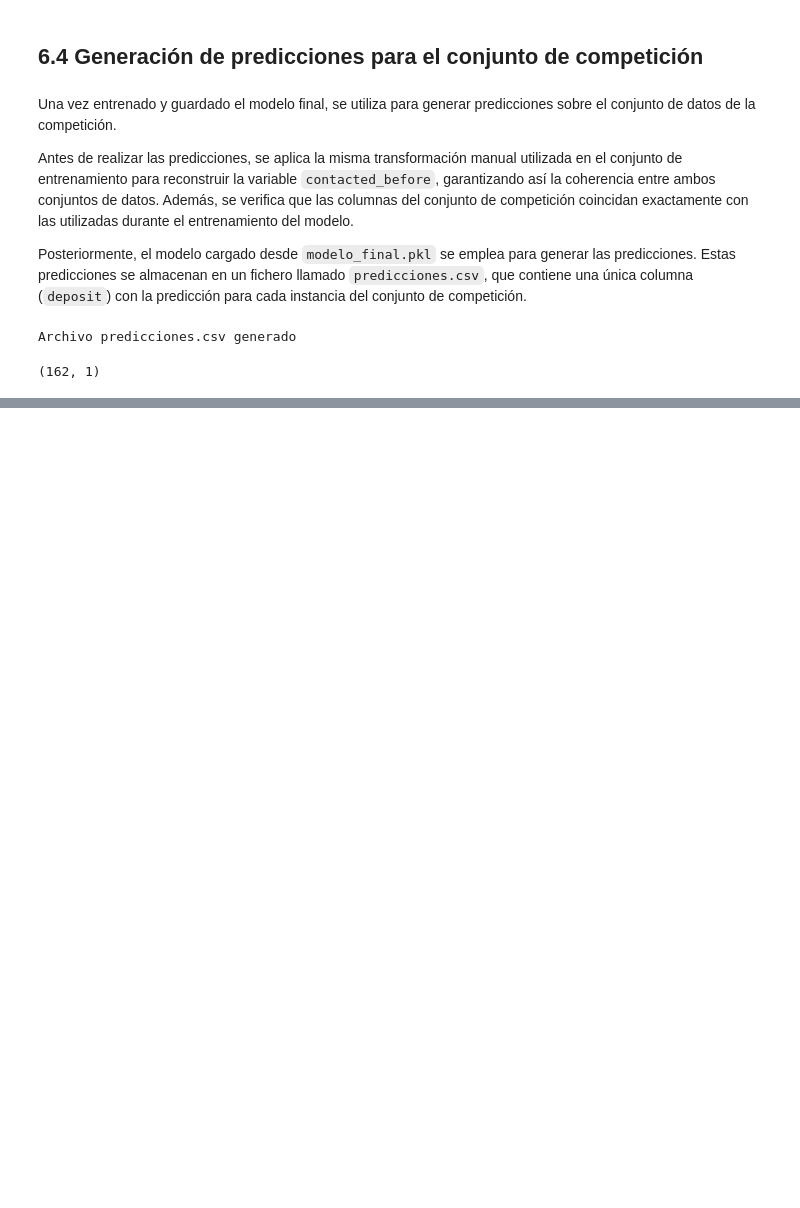
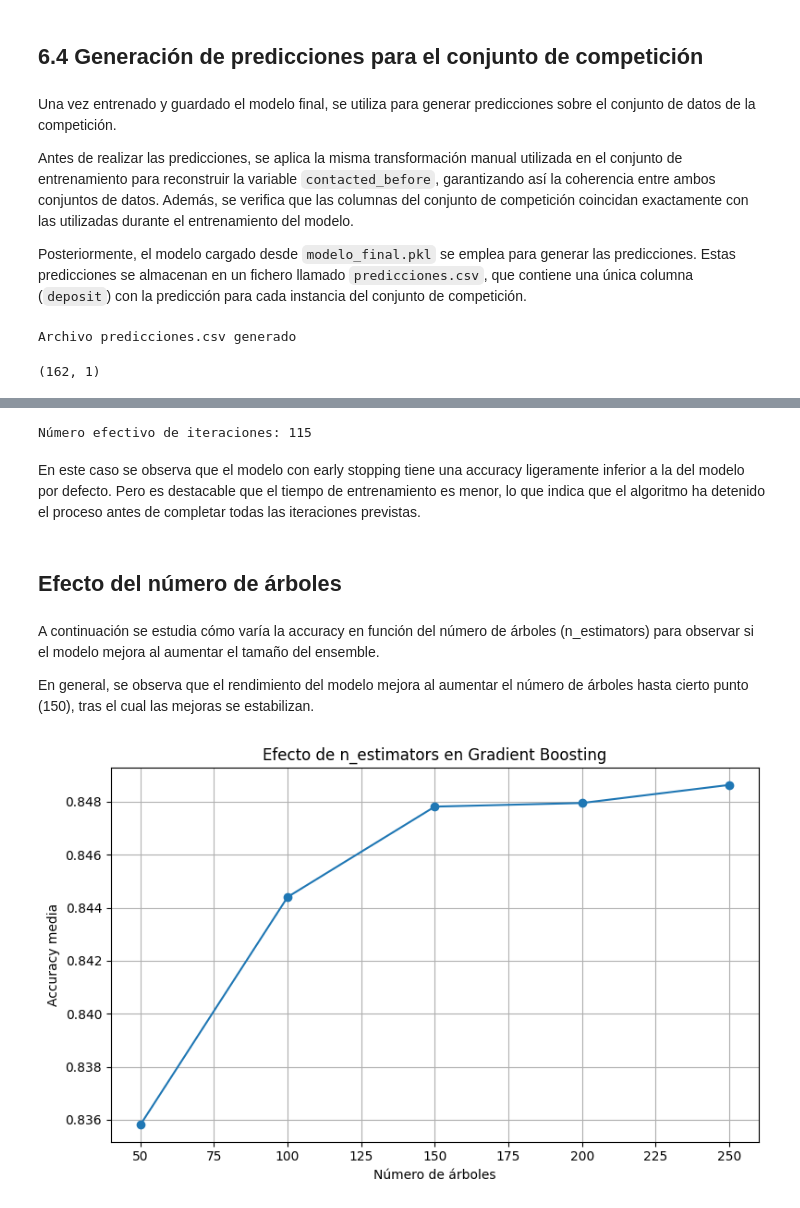
Before and after one commit to 100495785/Grupo17_Practica1, a Jupyter notebook: EDA_Practica1.ipynb, the cells around one changed output, grey strips where cells are left out. Drawn from its saved outputs; the diff is of its cells as text; code cells hidden in the pictures; blank space fills up the shorter version.

Commit message:
Tarea adicional añadida (Gradient Boosting)

```diff
--- a/EDA_Practica1.ipynb
+++ b/EDA_Practica1.ipynb
@@ -1646,0 +1791,53 @@ Archivo predicciones.csv generado
+# %%
+gb_early_pipe.fit(X_train, y_train)
+
+best_gb_early = gb_early_pipe.named_steps["clf"]
+
+print("Número efectivo de iteraciones:", best_gb_early.n_estimators_)
+# %% [output]
+Número efectivo de iteraciones: 115
+# %% [markdown]
+En este caso se observa que el modelo con early stopping tiene una accuracy ligeramente inferior a la del modelo por defecto. Pero es destacable que el tiempo de entrenamiento es menor, lo que indica que el algoritmo ha detenido el proceso antes de completar todas las iteraciones previstas.
+# %% [markdown]
+## Efecto del número de árboles
+# %% [markdown]
+A continuación se estudia cómo varía la accuracy en función del número de árboles (n_estimators) para observar si el modelo mejora al aumentar el tamaño del ensemble.
+
+En general, se observa que el rendimiento del modelo mejora al aumentar el número de árboles hasta cierto punto (150), tras el cual las mejoras se estabilizan.
+# %%
+estimators = [50, 100, 150, 200, 250]
+scores_estimators = []
+
+for n in estimators:
+
+    model = Pipeline([
+        ("preprocessor", preprocessor_gb),
+        ("clf", GradientBoostingClassifier(
+            n_estimators=n,
+            learning_rate=0.1,
+            max_depth=3,
+            random_state=SEED
+        ))
+    ])
+
+    score = cross_val_score(
+        model,
+        X_train,
+        y_train,
+        cv=cv,
+        scoring="accuracy",
+        n_jobs=-1
+    )
+
+    scores_estimators.append(score.mean())
+
+plt.figure(figsize=(7, 4))
+plt.plot(estimators, scores_estimators, marker="o")
+plt.xlabel("Número de árboles")
+plt.ylabel("Accuracy media")
+plt.title("Efecto de n_estimators en Gradient Boosting")
+plt.grid(True)
+plt.tight_layout()
+plt.show()
+# %% [output]
+[figure, added]
```
Also changed, not shown: parts of 22 cells of this notebook.
